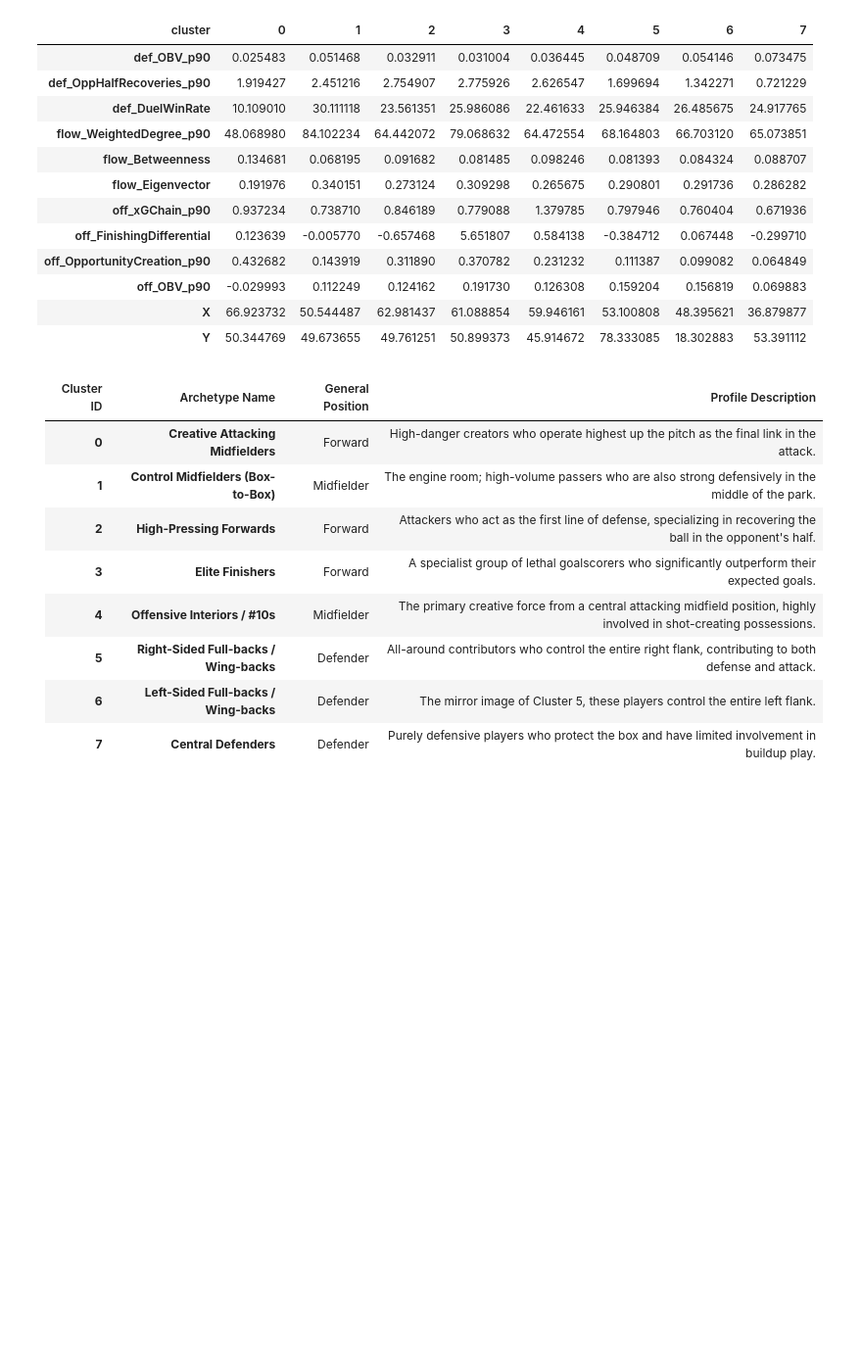
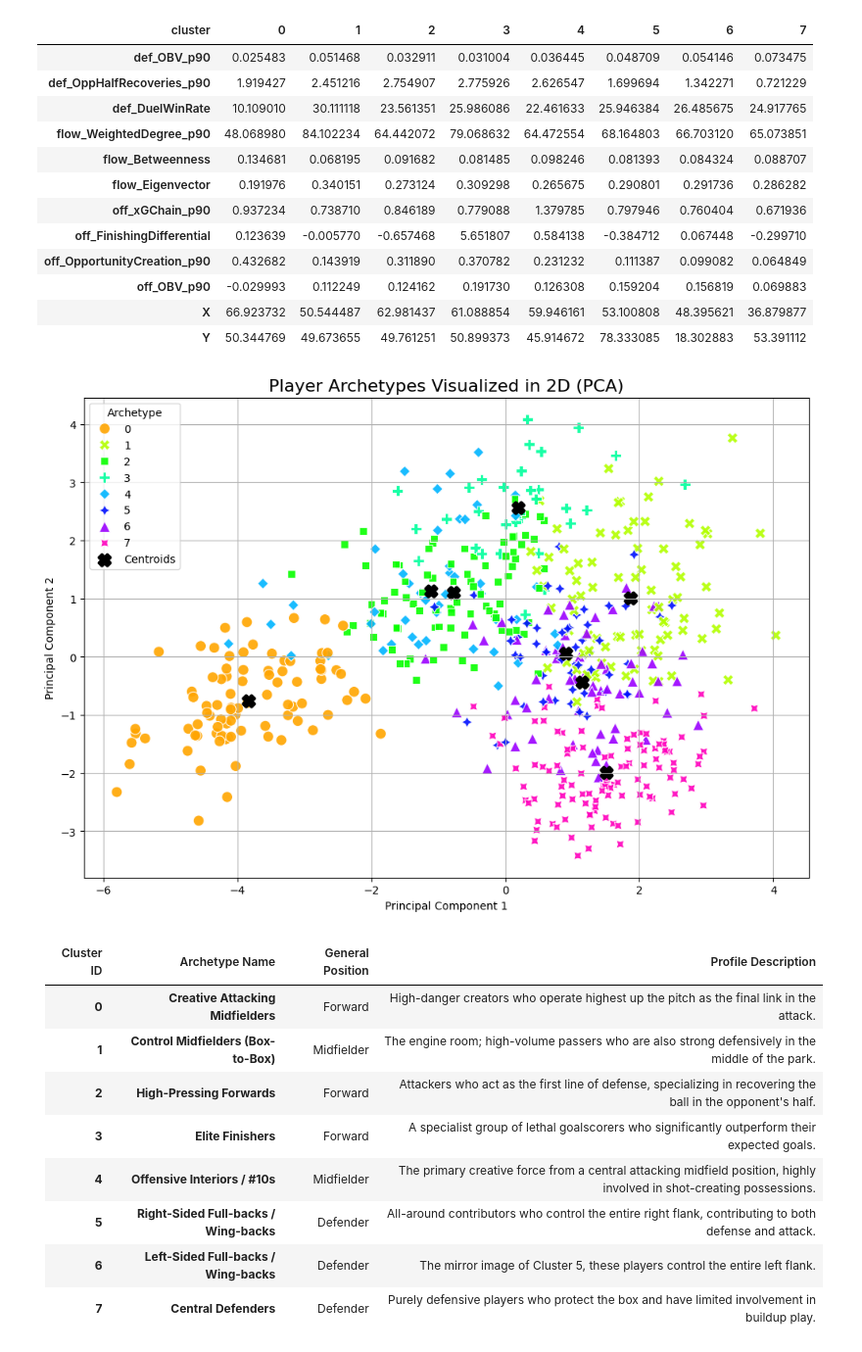
Before and after one commit to SLy-Precision/Player-Detection-and-Team-Performance-Prediction, a Jupyter notebook: 02_Detection_of_Talent.ipynb, the cells around one changed output. Shown at 98% size. Cells and saved outputs as stored; diff of their text form; code cells hidden in the pictures; blank space fills up the shorter version.

```diff
--- a/02_Detection_of_Talent.ipynb
+++ b/02_Detection_of_Talent.ipynb
@@ -260,6 +263,51 @@ Cluster Profiles (Average Metrics):
 | off_OBV_p90 | -0.029993 | 0.112249 | 0.124162 | 0.191730 | 0.126308 | 0.159204 | 0.156819 | 0.069883 |
 | X | 66.923732 | 50.544487 | 62.981437 | 61.088854 | 59.946161 | 53.100808 | 48.395621 | 36.879877 |
 | Y | 50.344769 | 49.673655 | 49.761251 | 50.899373 | 45.914672 | 78.333085 | 18.302883 | 53.391112 |
+# %%
+# 📉 1. Reduce dimensionality from 12D to 2D using PCA
+pca = PCA(n_components=2, random_state=42)
+X_pca = pca.fit_transform(X_scaled)
+
+# 📊 2. We create a new dataframe with the PCA results and cluster labels
+df_pca = pd.DataFrame(data=X_pca, columns=['Principal Component 1', 'Principal Component 2'])
+df_pca['cluster'] = kmeans.labels_
+
+# 🎨 3. Plot the results
+plt.figure(figsize=(12, 8))
+sns.scatterplot(
+    x='Principal Component 1',
+    y='Principal Component 2',
+    hue='cluster',
+    style='cluster',
+    palette=sns.color_palette("hsv", n_colors=OPTIMAL_K),
+    data=df_pca,
+    legend="full",
+    alpha=0.9,
+    s=100
+)
+
+# Plot the center of each cluster (the centroids)
+centroids_pca = pca.transform(kmeans.cluster_centers_)
+plt.scatter(
+    centroids_pca[:, 0],
+    centroids_pca[:, 1],
+    marker='X',
+    s=100, # Size of the marker
+    linewidths=3,
+    color='black',
+    label='Centroids'
+)
+
+# Set plot titles and labels
+plt.title('Player Archetypes Visualized in 2D (PCA)', fontsize=16)
+plt.xlabel('Principal Component 1')
+plt.ylabel('Principal Component 2')
+plt.legend(title='Archetype')
+plt.grid(True)
+plt.savefig('player_clusters_pca.png', dpi=300, bbox_inches='tight')
+plt.show()
+# %% [output]
+[figure, added]
 # %% [markdown]
 | Cluster ID | Archetype Name | General Position | Profile Description |
 | :--- | :--- | :--- | :--- |
```
Also changed, not shown: parts of 3 cells of this notebook.
